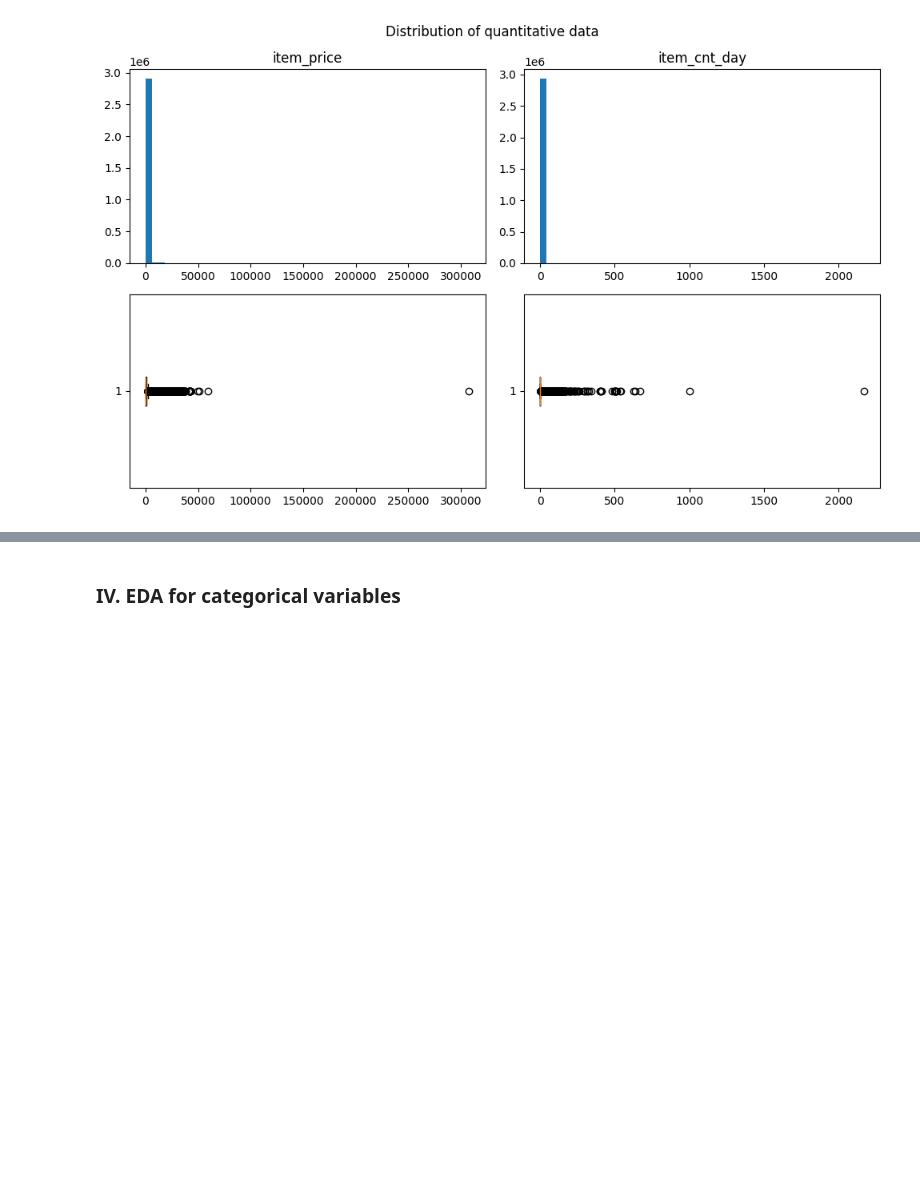
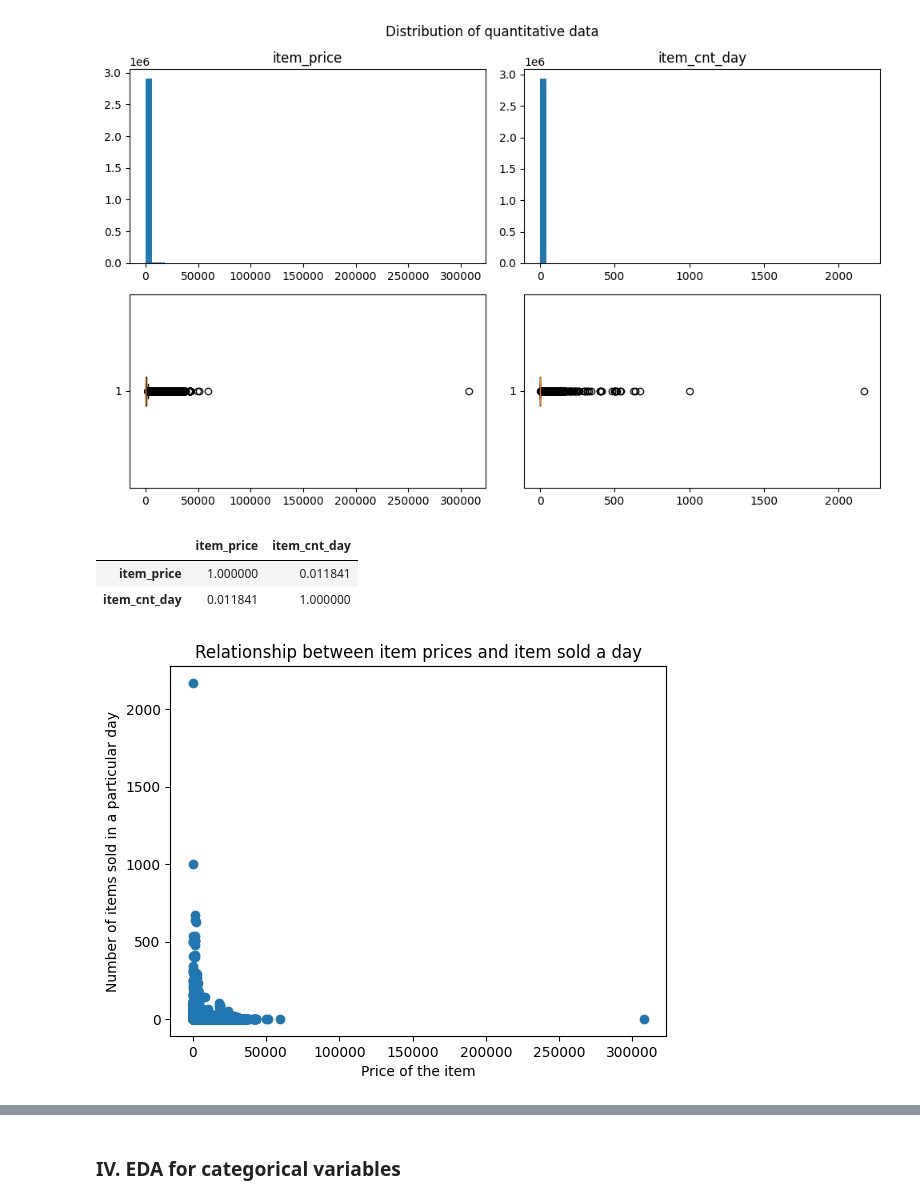
Before and after one commit to thaianle/future-sales-prediction, a Jupyter notebook: prediction_code.ipynb, the cells around one changed output, grey strips where cells are left out. Saved outputs shown, nothing was run; the diff lists cells and outputs as text; code cells hidden in the pictures; blank space fills up the shorter version.

Commit message:
Add EDA for quantitative variables

```diff
--- a/prediction_code.ipynb
+++ b/prediction_code.ipynb
@@ -261,3 +264,21 @@ fig.suptitle('Distribution of quantitative data', y = 1.03)
 # %% [output]
 Text(0.5, 1.03, 'Distribution of quantitative data')
 [figure]
+# %%
+# Correlation matrix for the quantitative variables
+sales_full[['item_price', 'item_cnt_day']].corr()
+# %% [output]
+|  | item_price | item_cnt_day |
+| item_price | 1.000000 | 0.011841 |
+| item_cnt_day | 0.011841 | 1.000000 |
+# %%
+# Visualize the correlation
+fig, ax = plt.subplots()
+ax.scatter(sales_full['item_price'], sales_full['item_cnt_day'])
+
+ax.set_title('Relationship between item prices and item sold a day')
+ax.set_xlabel('Price of the item')
+ax.set_ylabel('Number of items sold in a particular day')
+plt.show()
+# %% [output]
+[figure, added]
```
Also changed, not shown: parts of 23 cells of this notebook.
